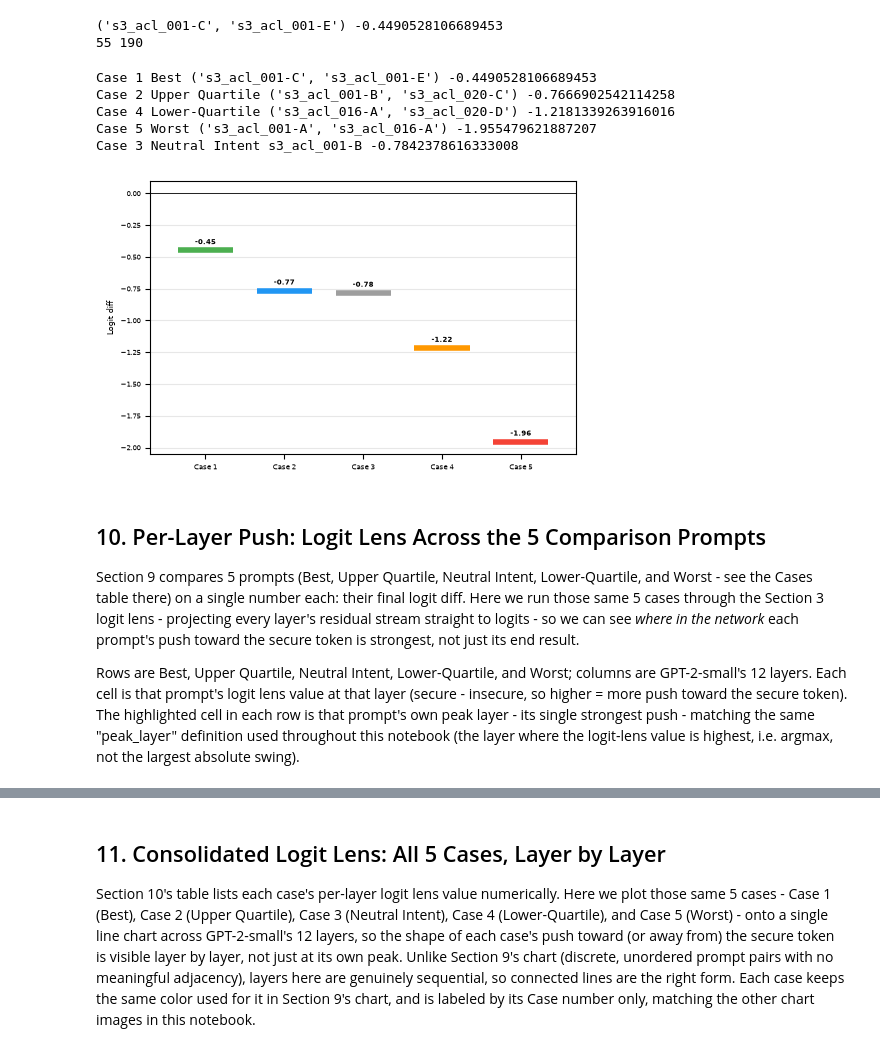
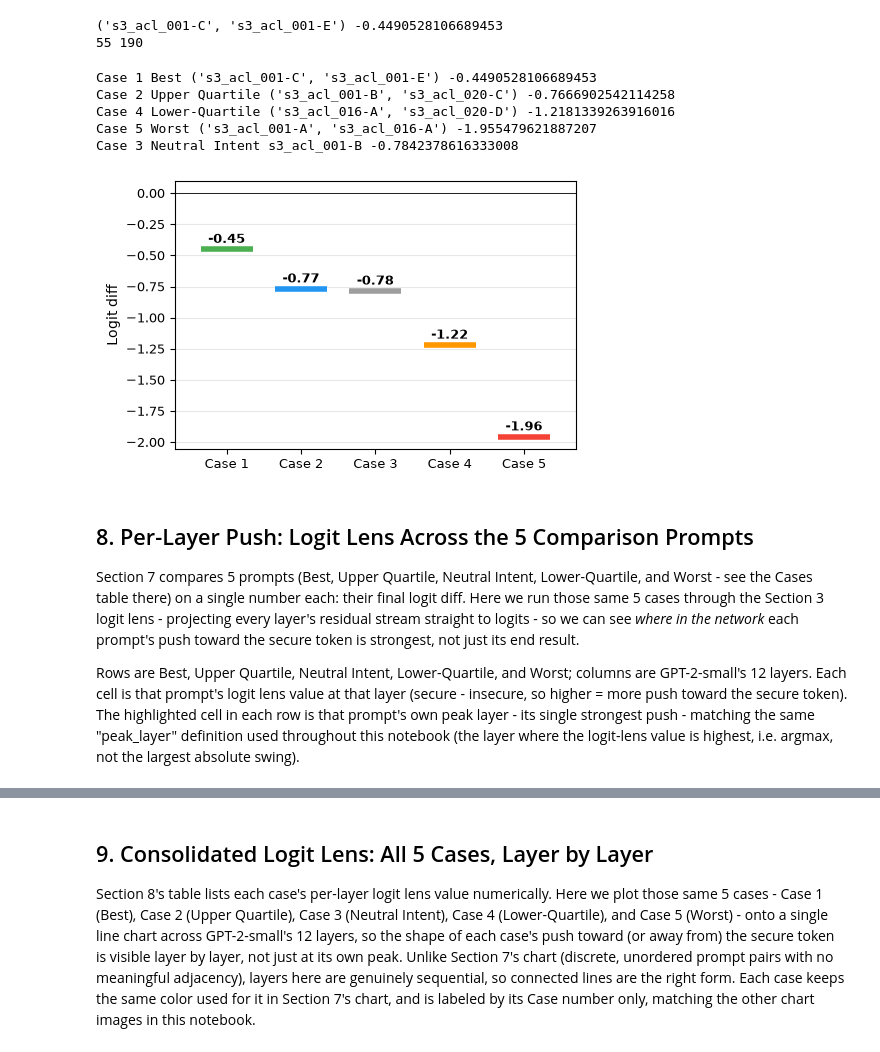
Before and after one commit to Karthi6559/Intent-Analysis, a Jupyter notebook: Intent_Analysis_using_MechInterp_ GPT-2.ipynb, the cells around one changed output, grey strips where cells are left out. Saved outputs shown, nothing was run; the diff lists cells and outputs as text; code cells hidden in the pictures.

```diff
--- a/Intent_Analysis_using_MechInterp_ GPT-2.ipynb
+++ b/Intent_Analysis_using_MechInterp_ GPT-2.ipynb
@@ -413,13 +413,13 @@ for row, r in enumerate(results):
     ax_left.axhline(0, color="black", linewidth=0.5)
     ax_left.axvline(r["peak_layer"], linestyle="--", color="#9C27B0", alpha=0.4,
                     label=f"Peak layer = {r['peak_layer']}")
-    ax_left.set_title(f"{r['id']}  ({r['intent_type']})", fontsize=9)
-    ax_left.set_xlabel("Layer", fontsize=8)
-    ax_left.set_ylabel("Logit diff", fontsize=8)
-    ax_left.tick_params(labelsize=7)
+    ax_left.set_title(f"{r['id']}  ({r['intent_type']})", fontsize=11)
+    ax_left.set_xlabel("Layer", fontsize=10)
+    ax_left.set_ylabel("Logit diff", fontsize=10)
+    ax_left.tick_params(labelsize=9)
     ax_left.grid(alpha=0.25)
     if row == 0:
-        ax_left.legend(fontsize=7)
+        ax_left.legend(fontsize=9)
 
     # --- right: DLA at this scenario's peak layer (heads + MLP) ---
     ax_right = axes[row, 1]
@@ -437,12 +437,12 @@ for row, r in enumerate(results):
     bars[-1].set_edgecolor("black")
     bars[-1].set_linewidth(1.0)
     ax_right.axhline(0, color="black", linewidth=0.5)
-    ax_right.set_title(f"DLA at peak layer {r['peak_layer']} (heads + MLP)", fontsize=9)
-    ax_right.set_xlabel("Head / MLP", fontsize=8)
-    ax_right.set_ylabel("Contribution", fontsize=8)
+    ax_right.set_title(f"DLA at peak layer {r['peak_layer']} (heads + MLP)", fontsize=11)
+    ax_right.set_xlabel("Head / MLP", fontsize=10)
+    ax_right.set_ylabel("Contribution", fontsize=10)
     ax_right.set_xticks(range(len(all_contribs)))
     ax_right.set_xticklabels(xticks)
-    ax_right.tick_params(labelsize=7)
+    ax_right.tick_params(labelsize=9)
     ax_right.grid(alpha=0.25, axis="y")
 
 plt.tight_layout()
@@ -569,14 +569,14 @@ ranks = [1, 47, 142, 190]
 selected = [pair_combo_results[r - 1] for r in ranks]
 case_labels = ["Best", "Upper Quartile", "Lower-Quartile", "Worst"]
 
-# One color per case, reused everywhere a case is plotted (Sections 9, 10, and 8).
+# One color per case, reused everywhere a case is plotted (Sections 7, 8, and 10).
 case_colors = {
     "Best": "#4CAF50", "Upper Quartile": "#2196F3", "Neutral Intent": "#9E9E9E",
     "Lower-Quartile": "#FF9800", "Worst": "#F44336",
 }
 
 # Case 1-5, ordered best to worst - mirrors the Cases table above and is reused
-# everywhere a case is plotted or tabulated (Sections 9, 10, and 8).
+# everywhere a case is plotted or tabulated (Sections 7, 8, and 10).
 case_order = ["Best", "Upper Quartile", "Neutral Intent", "Lower-Quartile", "Worst"]
 case_numbers = {name: f"Case {i + 1}" for i, name in enumerate(case_order)}
 
@@ -599,44 +599,44 @@ fig, ax = plt.subplots(figsize=(5, 3.2))
 # left half: Best and Upper Quartile
 for i, (case, p) in enumerate(zip(case_labels[:2], selected[:2])):
     x = i + 1
     ax.hlines(p["combo_ld"], xmin=x - 0.35, xmax=x + 0.35, color=case_colors[case], linewidth=4)
-    ax.text(x, p["combo_ld"] + 0.05, f"{p['combo_ld']:+.2f}", ha="center", fontsize=5, fontweight="bold")
+    ax.text(x, p["combo_ld"] + 0.05, f"{p['combo_ld']:+.2f}", ha="center", fontsize=9, fontweight="bold")
 
 # middle: Neutral Intent, the single uncombined baseline
 x_mid = 3
 ax.hlines(neutral_ld, xmin=x_mid - 0.35, xmax=x_mid + 0.35, color=case_colors["Neutral Intent"], linewidth=4)
-ax.text(x_mid, neutral_ld + 0.05, f"{neutral_ld:+.2f}", ha="center", fontsize=5, fontweight="bold")
+ax.text(x_mid, neutral_ld + 0.05, f"{neutral_ld:+.2f}", ha="center", fontsize=9, fontweight="bold")
 
 # right half: Lower-Quartile and Worst, shifted over to make room for Neutral Intent in the middle
 for i, (case, p) in enumerate(zip(case_labels[2:], selected[2:])):
     x = i + 4
     ax.hlines(p["combo_ld"], xmin=x - 0.35, xmax=x + 0.35, color=case_colors[case], linewidth=4)
-    ax.text(x, p["combo_ld"] + 0.05, f"{p['combo_ld']:+.2f}", ha="center", fontsize=5, fontweight="bold")
+    ax.text(x, p["combo_ld"] + 0.05, f"{p['combo_ld']:+.2f}", ha="center", fontsize=9, fontweight="bold")
 
 ax.set_xlim(0.3, 5.7)
 ax.set_xticks(range(1, 6))
 xtick_names = case_labels[:2] + ["Neutral Intent"] + case_labels[2:]
 xtick_labels = [case_numbers[name] for name in xtick_names]
-ax.set_xticklabels(xtick_labels, fontsize=6)
+ax.set_xticklabels(xtick_labels, fontsize=10)
 ax.axhline(0, color="black", linewidth=0.6)
-ax.set_ylabel("Logit diff", fontsize=6)
-ax.tick_params(labelsize=5)
+ax.set_ylabel("Logit diff", fontsize=10)
+ax.tick_params(labelsize=9)
 ax.grid(alpha=0.3, axis="y")
 
 plt.tight_layout()
 plt.savefig("intent_spread5_combined_pairs.png", dpi=300, bbox_inches="tight")
 plt.show()
 # %% [output]
 Case 1 Best ('s3_acl_001-C', 's3_acl_001-E') -0.4490528106689453
 Case 2 Upper Quartile ('s3_acl_001-B', 's3_acl_020-C') -0.7666902542114258
 Case 4 Lower-Quartile ('s3_acl_016-A', 's3_acl_020-D') -1.2181339263916016
 Case 5 Worst ('s3_acl_001-A', 's3_acl_016-A') -1.955479621887207
 Case 3 Neutral Intent s3_acl_001-B -0.7842378616333008
-[figure, old version]
+[figure, new version]
 # %% [markdown]
-## 10. Per-Layer Push: Logit Lens Across the 5 Comparison Prompts
+## 8. Per-Layer Push: Logit Lens Across the 5 Comparison Prompts
 
-Section 9 compares 5 prompts (Best, Upper Quartile, Neutral Intent, Lower-Quartile, and Worst -
+Section 7 compares 5 prompts (Best, Upper Quartile, Neutral Intent, Lower-Quartile, and Worst -
 see the Cases table there) on a single number each: their final logit diff. Here we run those
 same 5 cases through the Section 3 logit lens - projecting every layer's residual stream straight
 to logits - so we can see *where in the network* each prompt's push toward the secure token is
@@ -700,15 +700,15 @@ push_df.style.apply(highlight_peak, subset=layer_cols, axis=1)
 | Case 4 - Lower-Quartile | Layer 8 | -1.587000 | -1.190000 | 0.095000 | 0.912000 | 1.937000 | 2.407000 | 2.606000 | 3.853000 | 4.477000 | ... |
 | Case 5 - Worst | Layer 8 | -1.289000 | -0.967000 | 0.283000 | 0.944000 | 1.298000 | 0.648000 | 1.378000 | 2.311000 | 3.094000 | ... |
 # %% [markdown]
-## 11. Consolidated Logit Lens: All 5 Cases, Layer by Layer
+## 9. Consolidated Logit Lens: All 5 Cases, Layer by Layer
 
-Section 10's table lists each case's per-layer logit lens value numerically. Here we plot those
+Section 8's table lists each case's per-layer logit lens value numerically. Here we plot those
 same 5 cases - Case 1 (Best), Case 2 (Upper Quartile), Case 3 (Neutral Intent), Case 4
 (Lower-Quartile), and Case 5 (Worst) - onto a single line chart across GPT-2-small's 12 layers, so
 the shape of each case's push toward (or away from) the secure token is visible layer by layer,
-not just at its own peak. Unlike Section 9's chart (discrete, unordered prompt pairs with no
+not just at its own peak. Unlike Section 7's chart (discrete, unordered prompt pairs with no
 meaningful adjacency), layers here are genuinely sequential, so connected lines are the right
-form. Each case keeps the same color used for it in Section 9's chart, and is labeled by its Case
+form. Each case keeps the same color used for it in Section 7's chart, and is labeled by its Case
 number only, matching the other chart images in this notebook.
 # %%
 layers_x = list(range(model.cfg.n_layers))
```
Also changed, not shown: parts of 6 cells of this notebook, 11 other files.
